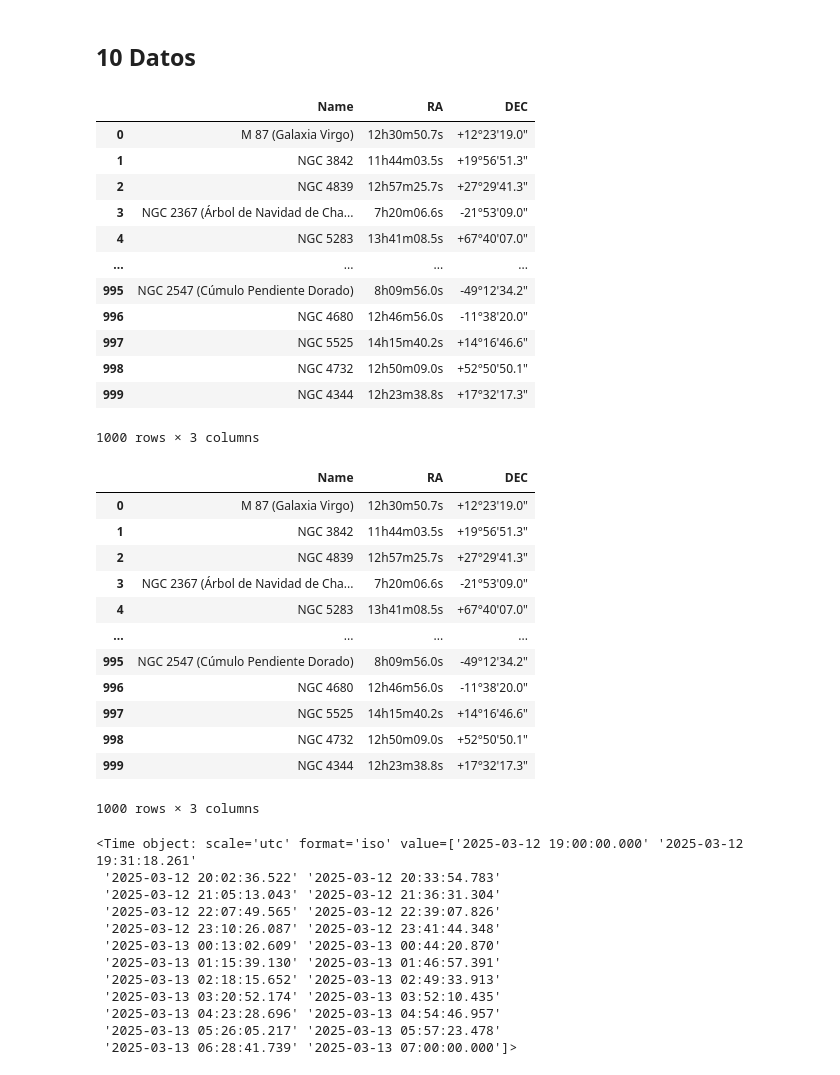
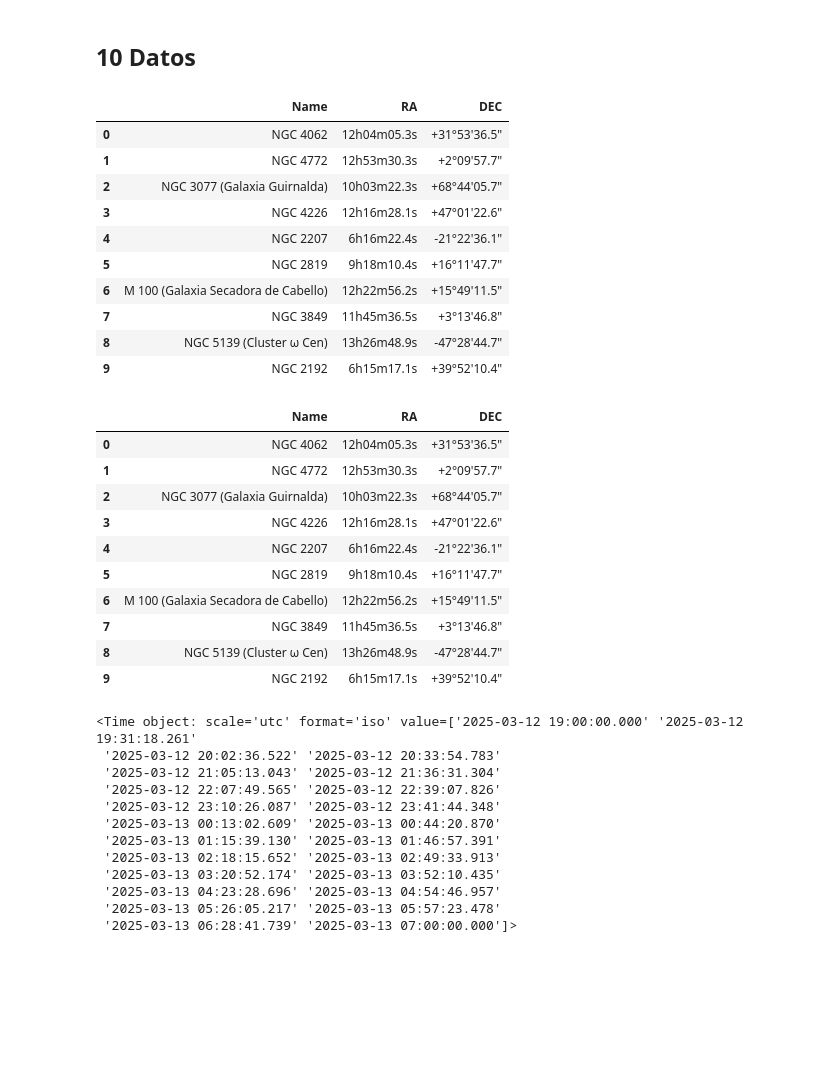
Before and after one commit to ccuellarn/Transient-Operation, a Jupyter notebook: Sketch.ipynb, the cells around one changed output. Saved outputs shown, nothing was run; the diff lists cells and outputs as text; code cells hidden in the pictures; blank space fills up the shorter version.

```diff
--- a/Sketch.ipynb
+++ b/Sketch.ipynb
@@ -308,42 +308,38 @@ alerts_
 ## 10 Datos
 # %%
 #Dataframe
-alerts = alerts_.copy().sample(n=1000).reset_index(drop=True)
+alerts = alerts_.copy().sample(n=10).reset_index(drop=True)
 #Amount of targets, this is for the labels of graphic
 many = len(alerts) + 1
 
 alerts
 # %% [output]
 |  | Name | RA | DEC |
-| 0 | M 87 (Galaxia Virgo) | 12h30m50.7s | +12°23'19.0" |
-| 1 | NGC 3842 | 11h44m03.5s | +19°56'51.3" |
-| 2 | NGC 4839 | 12h57m25.7s | +27°29'41.3" |
-| 3 | NGC 2367 (Árbol de Navidad de Cha... | 7h20m06.6s | -21°53'09.0" |
-| 4 | NGC 5283 | 13h41m08.5s | +67°40'07.0" |
-| ... | ... | ... | ... |
-| 995 | NGC 2547 (Cúmulo Pendiente Dorado) | 8h09m56.0s | -49°12'34.2" |
-| 996 | NGC 4680 | 12h46m56.0s | -11°38'20.0" |
-| 997 | NGC 5525 | 14h15m40.2s | +14°16'46.6" |
-| 998 | NGC 4732 | 12h50m09.0s | +52°50'50.1" |
-| 999 | NGC 4344 | 12h23m38.8s | +17°32'17.3" |
+| 0 | NGC 4062 | 12h04m05.3s | +31°53'36.5" |
+| 1 | NGC 4772 | 12h53m30.3s | +2°09'57.7" |
+| 2 | NGC 3077 (Galaxia Guirnalda) | 10h03m22.3s | +68°44'05.7" |
+| 3 | NGC 4226 | 12h16m28.1s | +47°01'22.6" |
+| 4 | NGC 2207 | 6h16m22.4s | -21°22'36.1" |
+| 5 | NGC 2819 | 9h18m10.4s | +16°11'47.7" |
+| 6 | M 100 (Galaxia Secadora de Cabello) | 12h22m56.2s | +15°49'11.5" |
+| 7 | NGC 3849 | 11h45m36.5s | +3°13'46.8" |
+| 8 | NGC 5139 (Cluster ω Cen) | 13h26m48.9s | -47°28'44.7" |
+| 9 | NGC 2192 | 6h15m17.1s | +39°52'10.4" |
-1000 rows × 3 columns
 # %%
 data_corr = alerts.copy()
 data_corr
 # %% [output]
 |  | Name | RA | DEC |
-| 0 | M 87 (Galaxia Virgo) | 12h30m50.7s | +12°23'19.0" |
-| 1 | NGC 3842 | 11h44m03.5s | +19°56'51.3" |
-| 2 | NGC 4839 | 12h57m25.7s | +27°29'41.3" |
-| 3 | NGC 2367 (Árbol de Navidad de Cha... | 7h20m06.6s | -21°53'09.0" |
-| 4 | NGC 5283 | 13h41m08.5s | +67°40'07.0" |
-| ... | ... | ... | ... |
-| 995 | NGC 2547 (Cúmulo Pendiente Dorado) | 8h09m56.0s | -49°12'34.2" |
-| 996 | NGC 4680 | 12h46m56.0s | -11°38'20.0" |
-| 997 | NGC 5525 | 14h15m40.2s | +14°16'46.6" |
-| 998 | NGC 4732 | 12h50m09.0s | +52°50'50.1" |
-| 999 | NGC 4344 | 12h23m38.8s | +17°32'17.3" |
+| 0 | NGC 4062 | 12h04m05.3s | +31°53'36.5" |
+| 1 | NGC 4772 | 12h53m30.3s | +2°09'57.7" |
+| 2 | NGC 3077 (Galaxia Guirnalda) | 10h03m22.3s | +68°44'05.7" |
+| 3 | NGC 4226 | 12h16m28.1s | +47°01'22.6" |
+| 4 | NGC 2207 | 6h16m22.4s | -21°22'36.1" |
+| 5 | NGC 2819 | 9h18m10.4s | +16°11'47.7" |
+| 6 | M 100 (Galaxia Secadora de Cabello) | 12h22m56.2s | +15°49'11.5" |
+| 7 | NGC 3849 | 11h45m36.5s | +3°13'46.8" |
+| 8 | NGC 5139 (Cluster ω Cen) | 13h26m48.9s | -47°28'44.7" |
+| 9 | NGC 2192 | 6h15m17.1s | +39°52'10.4" |
-1000 rows × 3 columns
 # %%
 #Made the delta time for the graphic
 def DeltaTime(Date_i,Date_f,t_scale):
```
Also changed, not shown: parts of 5 cells of this notebook.
